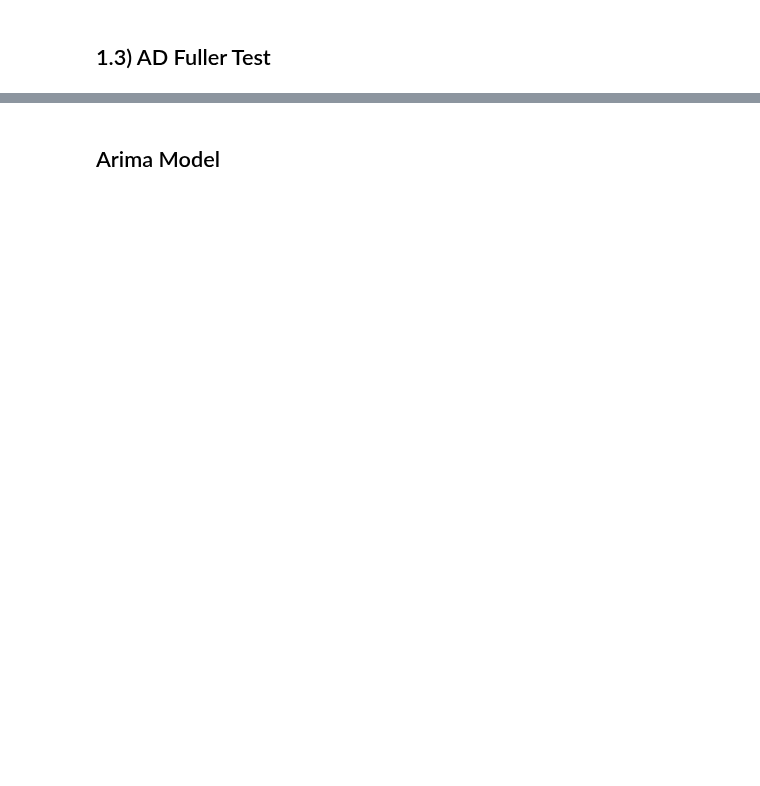
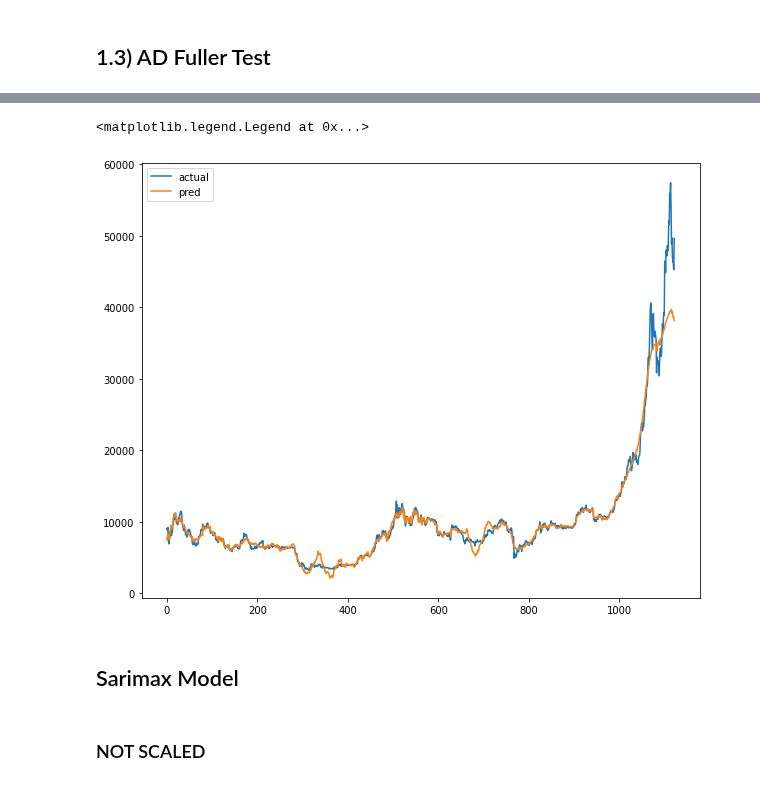
Before and after one commit to Dmunozig/crypto_sentiment, a Jupyter notebook: notebooks/Yassine modelling NB.ipynb, the cells around one changed output, grey strips where cells are left out. Saved outputs shown, nothing was run; the diff lists cells and outputs as text; code cells hidden in the pictures; blank space fills up the shorter version.

```diff
--- a/notebooks/Yassine modelling NB.ipynb
+++ b/notebooks/Yassine modelling NB.ipynb
@@ -153,2 +140,17 @@ plt.show()
+# %%
+horizon = 30
+fg_model_future = fg_model.make_future_dataframe(horizon)
+fg_model_future["score"] = profet_df["score"]
+fg_forecast = fg_model.predict(fg_model_future)
+# %%
+plt.figure(figsize=(10,8))
+plt.plot(profet_df["y"], label="actual")
+plt.plot(fg_forecast["yhat"], label="pred")
+plt.legend()
+# %% [output]
+<matplotlib.legend.Legend at 0x...>
+[figure, added]
 # %% [markdown]
-## Arima Model
+## Sarimax Model
+# %% [markdown]
+### NOT SCALED
```
Also changed, not shown: parts of 43 cells of this notebook, 1 other file.
